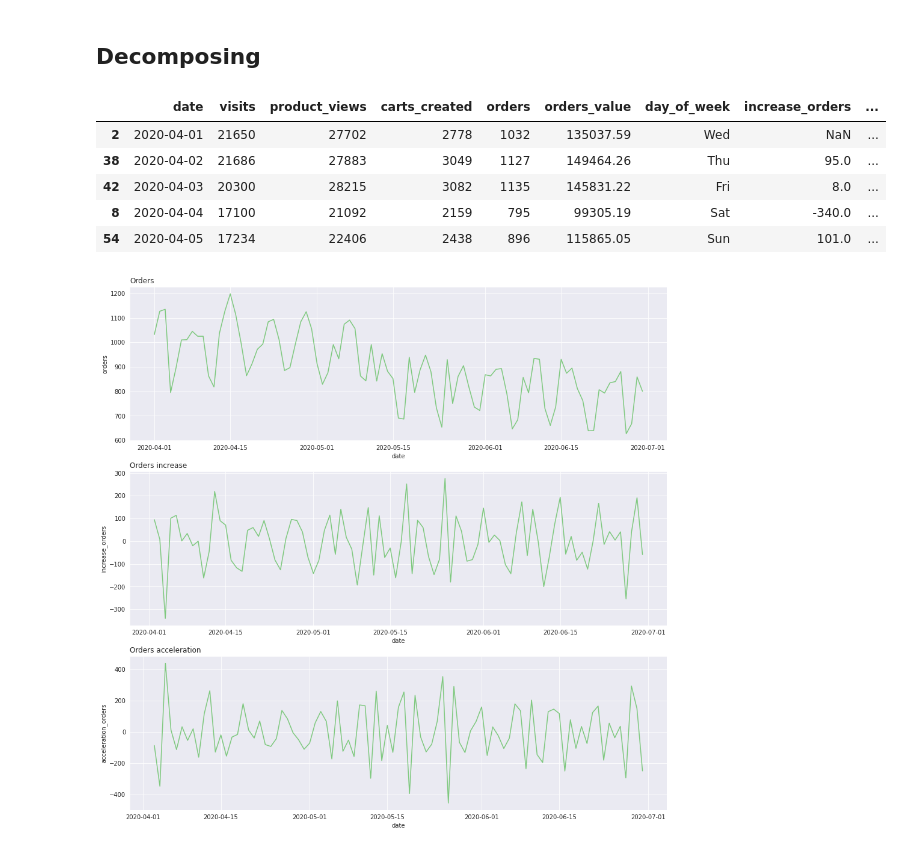
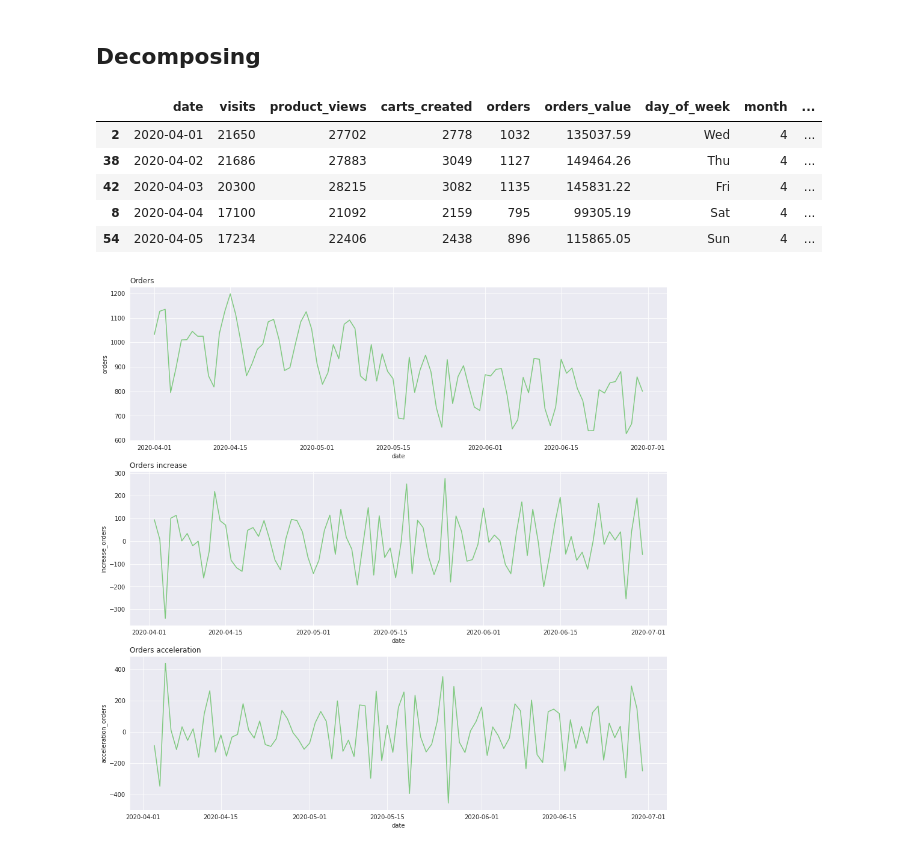
Before and after one commit to pathilink/enjoei_business_analytics_case, a Jupyter notebook: notebook/enjoei_case.ipynb, the cells around one changed output. Drawn from its saved outputs; the diff is of its cells as text; code cells hidden in the pictures.

```diff
--- a/notebook/enjoei_case.ipynb
+++ b/notebook/enjoei_case.ipynb
@@ -321,5 +341,8 @@ df_funnel = funnel.sort_values('date').copy()
 # add weekday
 df_funnel['day_of_week'] = df_funnel['date'].dt.strftime('%a')
 
+# add month
+df_funnel['month'] = df_funnel['date'].dt.month
+
 df_funnel.head()
 # %% [output]
@@ -347,22 +370,19 @@ plot_trend(
 # %% [markdown]
 ## Decomposing
 # %%
-# Calculates the difference of a DataFrame element compared with another element in the DataFrame (default is element in previous row).
+# calculates the difference of a DataFrame element compared with another element in the DataFrame (default is element in previous row).
 
 df_funnel['increase_orders'] = df_funnel['orders'].diff()
 df_funnel['acceleration_orders'] = df_funnel['increase_orders'].diff()
 
-df_funnel['increase_orders_value'] = df_funnel['orders_value'].diff()
-df_funnel['acceleration_orders_value'] = df_funnel['increase_orders_value'].diff()
-
 df_funnel.head()
 # %% [output]
-|  | date | visits | product_views | carts_created | orders | orders_value | day_of_week | increase_orders | ... |
-| 2 | 2020-04-01 | 21650 | 27702 | 2778 | 1032 | 135037.59 | Wed | NaN | ... |
-| 38 | 2020-04-02 | 21686 | 27883 | 3049 | 1127 | 149464.26 | Thu | 95.0 | ... |
-| 42 | 2020-04-03 | 20300 | 28215 | 3082 | 1135 | 145831.22 | Fri | 8.0 | ... |
-| 8 | 2020-04-04 | 17100 | 21092 | 2159 | 795 | 99305.19 | Sat | -340.0 | ... |
-| 54 | 2020-04-05 | 17234 | 22406 | 2438 | 896 | 115865.05 | Sun | 101.0 | ... |
+|  | date | visits | product_views | carts_created | orders | orders_value | day_of_week | month | ... |
+| 2 | 2020-04-01 | 21650 | 27702 | 2778 | 1032 | 135037.59 | Wed | 4 | ... |
+| 38 | 2020-04-02 | 21686 | 27883 | 3049 | 1127 | 149464.26 | Thu | 4 | ... |
+| 42 | 2020-04-03 | 20300 | 28215 | 3082 | 1135 | 145831.22 | Fri | 4 | ... |
+| 8 | 2020-04-04 | 17100 | 21092 | 2159 | 795 | 99305.19 | Sat | 4 | ... |
+| 54 | 2020-04-05 | 17234 | 22406 | 2438 | 896 | 115865.05 | Sun | 4 | ... |
 # %%
 # orders column
 plot_trend(
```
Also changed, not shown: parts of 16 cells of this notebook.
